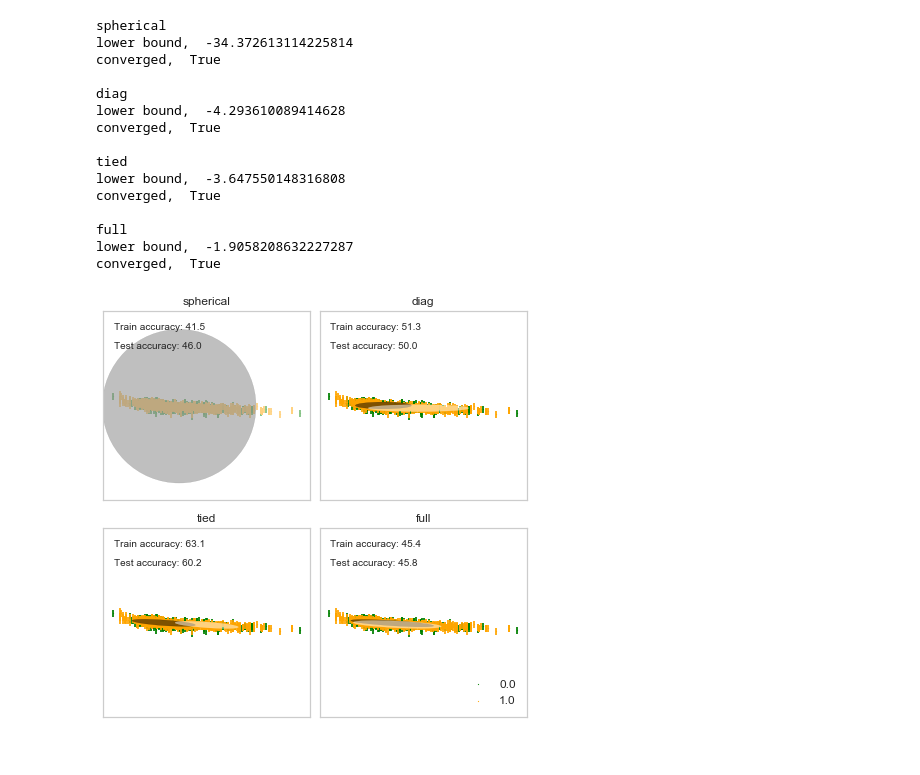
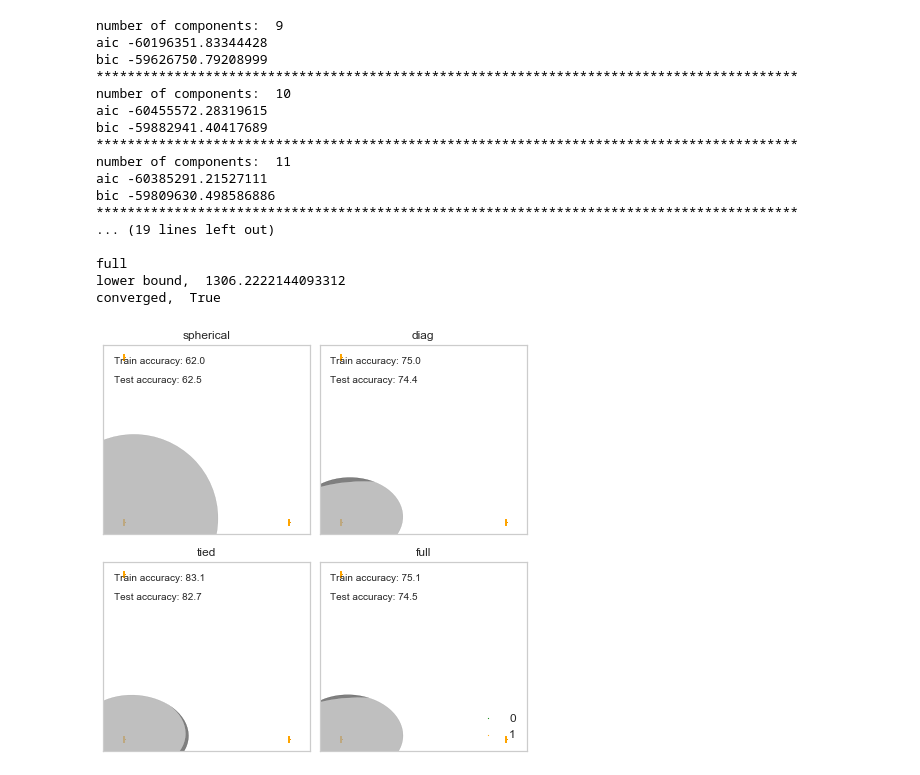
Before and after one commit to SoftwarePhil/ml_unsupervised_learning, a Jupyter notebook: project3_adult.ipynb, the cells around one changed output. Cells and saved outputs as stored; diff of their text form; code cells hidden in the pictures.

```diff
--- a/project3_adult.ipynb
+++ b/project3_adult.ipynb
@@ -121,0 +139,24 @@ def feature_corr(x):
+# %%
+print(y_train)
+len(x_test.columns)
+
+print(x_train.shape)
+
+regr = linear_model.LinearRegression()
+# Train the model using the training sets
+regr.fit(x_train, y_train)
+
+# Make predictions using the testing set
+reg_y_pred = regr.predict(x_test)
+print(n)
+print('Variance score: %.2f' % r2_score(y_test, reg_y_pred))
+
+def model_test(x_train, x_test):
+    regr = linear_model.LinearRegression()
+    # Train the model using the training sets
+    regr.fit(x_train, y_train)
+
+    # Make predictions using the testing set
+    reg_y_pred = regr.predict(x_test)
+    print(n)
+    print('Variance score: %.2f' % f1_score(y_test, reg_y_pred))
@@ -222,12 +285,21 @@ def run_em(x, y, xtest, ytest):
     #         count = count + 1
     # print("count", count)
     # print("size", len(y_train_list))
+    for n in range(9, 14):
+        gm = GaussianMixture(n_components=n,
+                  covariance_type='tied', max_iter=200, random_state=random_state, warm_start=True)
+        gm.fit(x)
+        print("number of components: ", n)
+        print("aic", gm.aic(x))
+        print("bic", gm.bic(x))
+        print('*'*90)
+
 
 
     for index, (name, estimator) in enumerate(estimators.items()):
         # Since we have class labels for the training data, we can
         # initialize the GMM parameters in a supervised manner.
-        estimator.means_init = np.array([x[y == i].mean(axis=0)
+        estimator.means_init = np.array([x[y_train_list == i].mean(axis=0)
                                         for i in range(n_classes)])
 
         # Train the other parameters using the EM algorithm.
@@ -247,46 +319,48 @@ def run_em(x, y, xtest, ytest):
             plt.scatter(data[:, 0], data[:, 1], marker='|', color=a_color[int(float(color))])
 
         y_train_pred = estimator.predict(x)
         train_accuracy = np.mean(y_train_pred.ravel() == y.ravel()) * 100
         plt.text(0.05, 0.9, 'Train accuracy: %.1f' % train_accuracy,
                  transform=h.transAxes)
 
         y_test_pred = estimator.predict(xtest)
         test_accuracy = np.mean(y_test_pred.ravel() == ytest.ravel()) * 100
         plt.text(0.05, 0.8, 'Test accuracy: %.1f' % test_accuracy,
                  transform=h.transAxes)
 
         plt.xticks(())
         plt.yticks(())
         plt.title(name)
         print(name)
         print("lower bound, ", estimator.lower_bound_)
         print("converged, ", estimator.converged_)
         print()
 
     plt.legend(scatterpoints=1, loc='lower right', prop=dict(size=12))
 
 
     plt.show()
 
 run_em(x_train, y_train, x_test, y_test)
 # %% [output]
-spherical
-lower bound,  -34.372613114225814
-converged,  True
-
-diag
-lower bound,  -4.293610089414628
-converged,  True
-
-tied
-lower bound,  -3.647550148316808
-converged,  True
+number of components:  9
+aic -60196351.83344428
+bic -59626750.79208999
+******************************************************************************************
+number of components:  10
+aic -60455572.28319615
+bic -59882941.40417689
+******************************************************************************************
+number of components:  11
+aic -60385291.21527111
+bic -59809630.498586886
+******************************************************************************************
+... (19 lines left out)
 
 full
-lower bound,  -1.9058208632227287
+lower bound,  1306.2222144093312
 converged,  True
-[figure, old version]
+[figure, new version]
 # %%
 
 #     PCA
```
Also changed, not shown: parts of 12 cells of this notebook, 2 other files.
